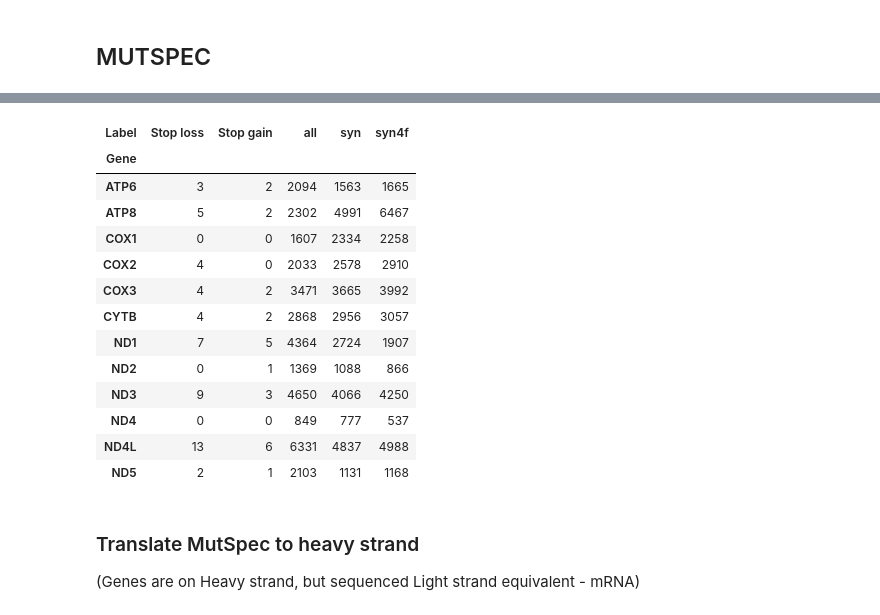
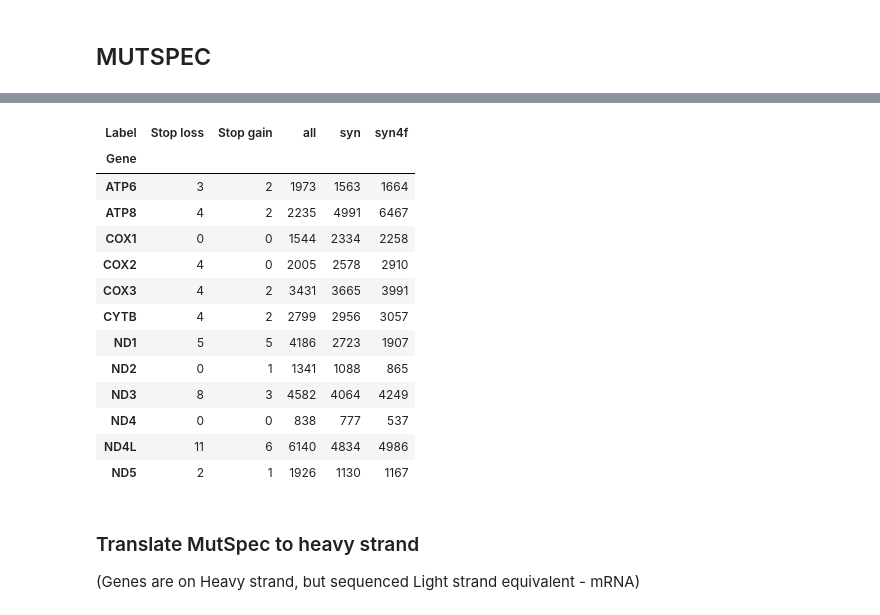
Before and after one commit to mitoclub/PyMutSpec, a Jupyter notebook: notebooks/mut_extraction_nematoda.ipynb, the cells around one changed output, grey strips where cells are left out. Cells and saved outputs as stored; diff of their text form; code cells hidden in the pictures.

```diff
--- a/notebooks/mut_extraction_nematoda.ipynb
+++ b/notebooks/mut_extraction_nematoda.ipynb
@@ -106,3 +99,14 @@ mutations.loc[(mutations.Label < 0) & (mutations.RefAa == "*"), "Label"] = -2
+# %%
+_path = "../data/processed/nematoda/22-05-22-15-51-30"
+
+mutations = pd.read_csv(f"{_path}/mutations.tsv", sep="\t")
+edge_mutspec12 = pd.read_csv(f"{_path}/mutspec12.tsv", sep="\t")
+edge_mutspec12genes = pd.read_csv(f"{_path}/mutspec12genes.tsv", sep="\t")
+freqs = pd.read_csv(f"{_path}/freqs.tsv", sep="\t")
+
+edge_mutspec_all = edge_mutspec12[edge_mutspec12.Label == "all"]
+edge_mutspec_syn = edge_mutspec12[edge_mutspec12.Label == "syn"]
+edge_mutspec_ff  = edge_mutspec12[edge_mutspec12.Label == "ff"]
 # %%
 mutations
 # %% [output]
@@ -142,35 +148,35 @@ nonsense_muts
 # %%
 genes_order = "ATP6 ATP8 COX1 COX2 COX3 CYTB ND1 ND2 ND3 ND4 ND4L ND5".split()
 
 _mutations_description = mutations[
     (mutations.Mut.str.fullmatch("[ACGT]\[[ACGT]>[ACGT]\][ACGT]"))
 ].groupby(["Label", "Gene"]).Mut.count().reset_index()
 _mutations_description["Label"] = _mutations_description.Label.map(
-    {-2: "Stop loss", -1: "Stop gain", 0: "all", 1: "syn", 2: "syn4f"})
+    {-3: "Stop to stop", -2: "Stop loss", -1: "Stop gain", 0: "all", 1: "syn", 2: "syn4f"})
 
 _pivot_mutations = pd.pivot_table(
     _mutations_description,
     values="Mut", index="Gene", columns="Label", fill_value=0
 )[["Stop loss",  "Stop gain", "all", "syn", "syn4f"]]
 
 _pivot_mutations.index = _pivot_mutations.index.map(
     {i: x for i, x in enumerate(genes_order, 1)})
 _pivot_mutations
 # %% [output]
 | Label | Stop loss | Stop gain | all | syn | syn4f |
 | Gene |  |  |  |  |  |
-| ATP6 | 3 | 2 | 2094 | 1563 | 1665 |
-| ATP8 | 5 | 2 | 2302 | 4991 | 6467 |
-| COX1 | 0 | 0 | 1607 | 2334 | 2258 |
-| COX2 | 4 | 0 | 2033 | 2578 | 2910 |
-| COX3 | 4 | 2 | 3471 | 3665 | 3992 |
-| CYTB | 4 | 2 | 2868 | 2956 | 3057 |
-| ND1 | 7 | 5 | 4364 | 2724 | 1907 |
-| ND2 | 0 | 1 | 1369 | 1088 | 866 |
-| ND3 | 9 | 3 | 4650 | 4066 | 4250 |
-| ND4 | 0 | 0 | 849 | 777 | 537 |
-| ND4L | 13 | 6 | 6331 | 4837 | 4988 |
-| ND5 | 2 | 1 | 2103 | 1131 | 1168 |
+| ATP6 | 3 | 2 | 1973 | 1563 | 1664 |
+| ATP8 | 4 | 2 | 2235 | 4991 | 6467 |
+| COX1 | 0 | 0 | 1544 | 2334 | 2258 |
+| COX2 | 4 | 0 | 2005 | 2578 | 2910 |
+| COX3 | 4 | 2 | 3431 | 3665 | 3991 |
+| CYTB | 4 | 2 | 2799 | 2956 | 3057 |
+| ND1 | 5 | 5 | 4186 | 2723 | 1907 |
+| ND2 | 0 | 1 | 1341 | 1088 | 865 |
+| ND3 | 8 | 3 | 4582 | 4064 | 4249 |
+| ND4 | 0 | 0 | 838 | 777 | 537 |
+| ND4L | 11 | 6 | 6140 | 4834 | 4986 |
+| ND5 | 2 | 1 | 1926 | 1130 | 1167 |
 # %% [markdown]
 ### Translate MutSpec to heavy strand
 
```
Also changed, not shown: parts of 25 cells of this notebook, 10 other files.
